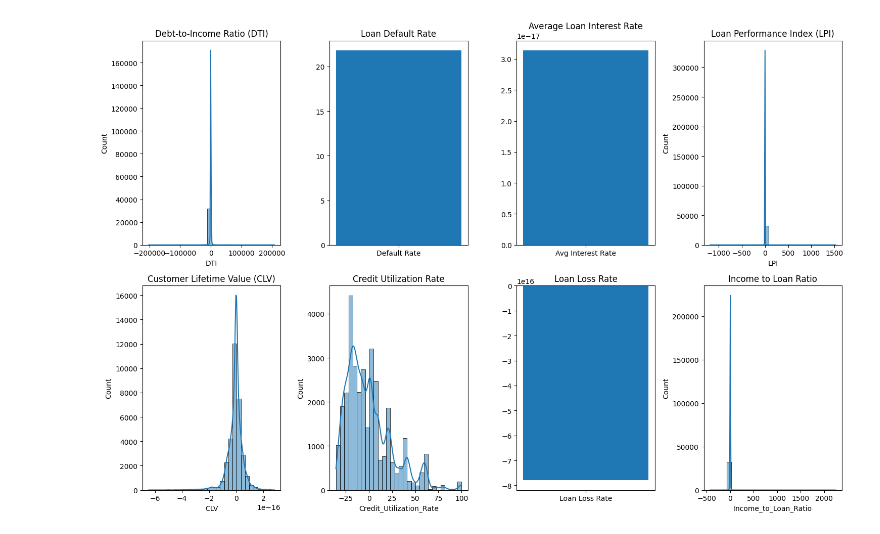
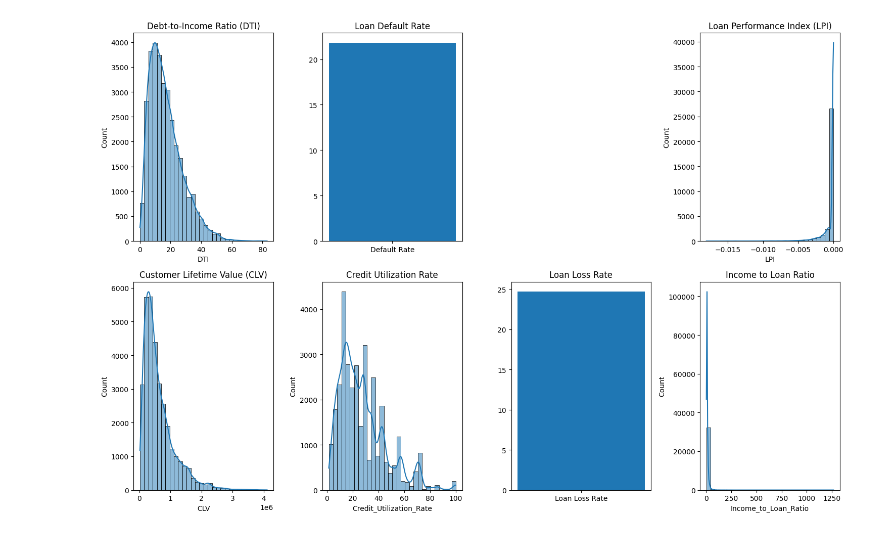
Before and after one commit to RahilChadha/Credit-risk-assessment, a Jupyter notebook: Credit_Risk_KPI.ipynb, the cells around one changed output. Saved outputs shown, nothing was run; the diff lists cells and outputs as text; code cells hidden in the pictures.

```diff
--- a/Credit_Risk_KPI.ipynb
+++ b/Credit_Risk_KPI.ipynb
@@ -3,8 +3,7 @@ import pandas as pd
 import numpy as np
 import matplotlib.pyplot as plt
 import seaborn as sns
+import warnings
 
-cleaned_data = pd.read_csv("cleaned_data.csv")
+cleaned_data = pd.read_csv("cleaned_unscaled_data.csv")
 # Ensure your dataset has columns: 'loan_amnt', 'person_income', 'loan_status', 'loan_int_rate', 'defaulted', 'max_loan_limit'
-# %%
-cleaned_data = pd.read_csv("cleaned_data.csv")
@@ -10,0 +194,25 @@ cleaned_data = pd.read_csv("cleaned_data.csv")
+# %%
+import matplotlib.pyplot as plt
+import seaborn as sns
+
+# Bin employment length into categories (customizable bins)
+employment_bins = [0, 1, 5, 10, 20, 30, 40]  # Adjust based on your data
+employment_labels = ['0-1 years', '1-5 years', '5-10 years', '10-20 years', '20-30 years', '30-40 years']
+
+# Create employment length group column
+cleaned_data['employment_length_group'] = pd.cut(cleaned_data['person_emp_length'], bins=employment_bins, labels=employment_labels)
+
+# Group by employment length group and sum loan amounts
+loan_amount_by_employment_length = cleaned_data.groupby('employment_length_group')['loan_amnt'].sum()
+
+# Create a bar chart for the distribution of loan amounts across employment length groups
+plt.figure(figsize=(10, 8))
+sns.barplot(x=loan_amount_by_employment_length.index, y=loan_amount_by_employment_length, palette='Blues')
+
+# Add titles and labels
+plt.title('Employment Length Distribution by Loan Amount', fontsize=16)
+plt.xlabel('Employment Length Group', fontsize=14)
+plt.ylabel('Total Loan Amount', fontsize=14)
+
+# Display the chart
+plt.show()
@@ -68,37 +269,37 @@ plt.subplot(2, 4, 2)
 plt.bar(['Default Rate'], [cleaned_data['Default_Rate'].iloc[0]])
 plt.title('Loan Default Rate')
 
-# Average Loan Interest Rate
-plt.subplot(2, 4, 3)
-plt.bar(['Avg Interest Rate'], [cleaned_data['Average_Interest_Rate'].iloc[0]])
-plt.title('Average Loan Interest Rate')
+# # Average Loan Interest Rate
+# plt.subplot(2, 4, 3)
+# plt.bar(['Avg Interest Rate'], [cleaned_data['Average_Interest_Rate'].iloc[0]])
+# plt.title('Average Loan Interest Rate')
 
 # Loan Performance Index (LPI)
 plt.subplot(2, 4, 4)
 sns.histplot(cleaned_data['LPI'], bins=30, kde=True)
 plt.title('Loan Performance Index (LPI)')
 
 # Customer Lifetime Value (CLV)
 plt.subplot(2, 4, 5)
 sns.histplot(cleaned_data['CLV'], bins=30, kde=True)
 plt.title('Customer Lifetime Value (CLV)')
 
 # Credit Utilization Rate
 plt.subplot(2, 4, 6)
 sns.histplot(cleaned_data['Credit_Utilization_Rate'], bins=30, kde=True)
 plt.title('Credit Utilization Rate')
 
 # Loan Loss Rate
 plt.subplot(2, 4, 7)
 plt.bar(['Loan Loss Rate'], [cleaned_data['Loan_Loss_Rate'].iloc[0]])
 plt.title('Loan Loss Rate')
 
 # Income to Loan Ratio
 plt.subplot(2, 4, 8)
 sns.histplot(cleaned_data['Income_to_Loan_Ratio'], bins=30, kde=True)
 plt.title('Income to Loan Ratio')
 
 plt.tight_layout()
 plt.show()
 # %% [output]
-[figure, old version]
+[figure, new version]
```
Also changed, not shown: parts of 13 cells of this notebook, 2 other files.
